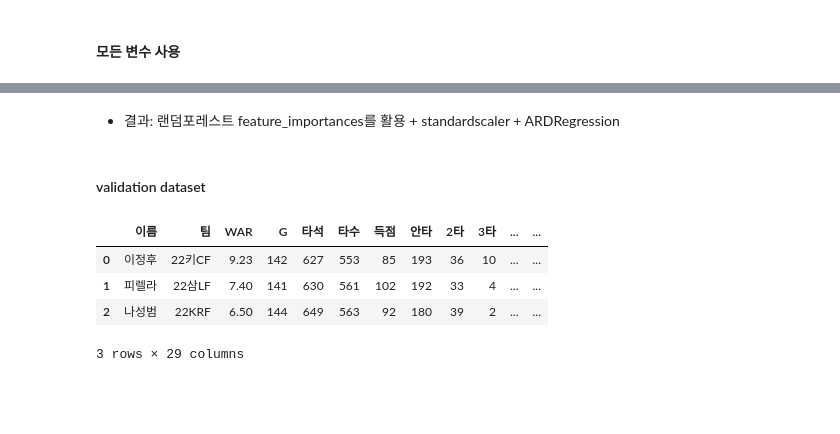
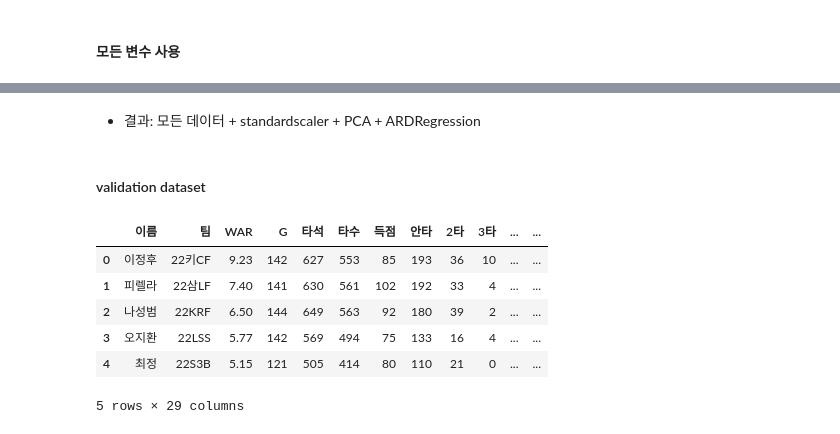
Before and after one commit to JJungEEun/2023_DaconStudy, a Jupyter notebook: KBO 타자 OPS 예측 경진대회/modeling.ipynb, the cells around one changed output, grey strips where cells are left out. Drawn from its saved outputs; the diff is of its cells as text; code cells hidden in the pictures; blank space fills up the shorter version.

```diff
--- a/KBO 타자 OPS 예측 경진대회/modeling.ipynb
+++ b/KBO 타자 OPS 예측 경진대회/modeling.ipynb
@@ -453,15 +436,17 @@ base model rmse : 0.008945510432530822
 # %% [markdown]
-- 결과: 랜덤포레스트 feature_importances를 활용 + standardscaler + ARDRegression
+- 결과: 모든 데이터 + standardscaler + PCA + ARDRegression
 # %% [markdown]
 #### validation dataset
 # %%
-test.head(3)
+test.head()
 # %% [output]
 |  | 이름 | 팀 | WAR | G | 타석 | 타수 | 득점 | 안타 | 2타 | 3타 | ... | ... |
 | 0 | 이정후 | 22키CF | 9.23 | 142 | 627 | 553 | 85 | 193 | 36 | 10 | ... | ... |
 | 1 | 피렐라 | 22삼LF | 7.40 | 141 | 630 | 561 | 102 | 192 | 33 | 4 | ... | ... |
 | 2 | 나성범 | 22KRF | 6.50 | 144 | 649 | 563 | 92 | 180 | 39 | 2 | ... | ... |
+| 3 | 오지환 | 22LSS | 5.77 | 142 | 569 | 494 | 75 | 133 | 16 | 4 | ... | ... |
+| 4 | 최정 | 22S3B | 5.15 | 121 | 505 | 414 | 80 | 110 | 21 | 0 | ... | ... |
-3 rows × 29 columns
+5 rows × 29 columns
 # %%
 X = test.drop(["OPS","팀","이름"], axis=1)
 y = test["OPS"]
```
Also changed, not shown: parts of 9 cells of this notebook.
